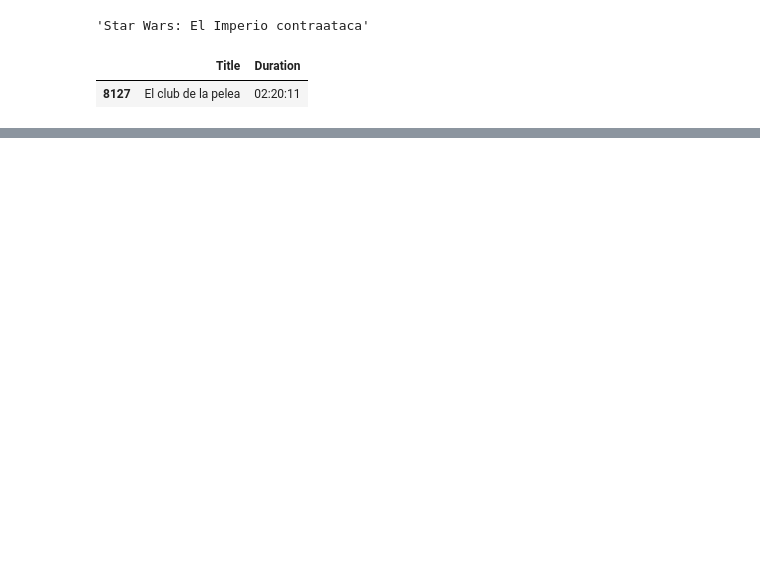
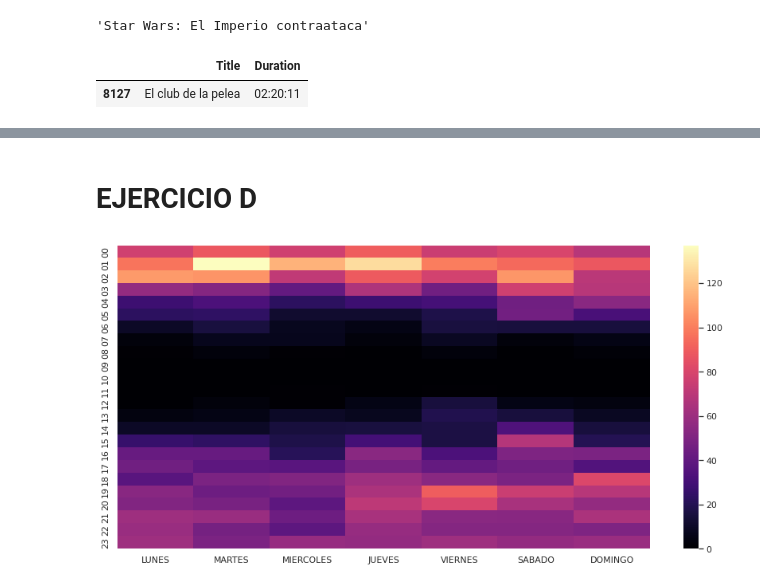
Before and after one commit to pedrogaldo/tp-chona, a Jupyter notebook: tp_chona.ipynb, the cells around one changed output, grey strips where cells are left out. Drawn from its saved outputs; the diff is of its cells as text; code cells hidden in the pictures; blank space fills up the shorter version.

```diff
--- a/tp_chona.ipynb
+++ b/tp_chona.ipynb
@@ -76,0 +131,21 @@ Solo_series
+# %% [markdown]
+# EJERCICIO D
+# %%
+horas = ['00', '01', '02', '03', '04', '05', '06', '07', '08', '09', '10', '11', '12', '13', '14', '15', '16', '17', '18', '19', '20', '21', '22', '23']
+dias = ['LUNES', 'MARTES', 'MIERCOLES', 'JUEVES', 'VIERNES', 'SABADO', 'DOMINGO']
+
+datos = pd.DataFrame(index=horas, columns=dias)
+for col in datos.columns:
+    datos[col].values[:] = 0
+
+for day in historial['Start Time']:
+  dia = (day.split('-'))[0]+ '-' +(day.split('-'))[1]+ '-' +((day.split('-'))[2]).split()[0]
+  dia = datetime.strptime(dia, "%Y-%m-%d") #usamos objeto datetime
+  dia = dias[dia.weekday()]
+  hora = ((day.split('-')[2]).split()[1]).split(':')[0]
+  datos[dia][hora] += 1
+
+datos = datos.astype(np.float64)
+ax = sb.heatmap(datos, cmap='magma')
+# %% [output]
+[figure, added]
```
Also changed, not shown: parts of 29 cells of this notebook.
